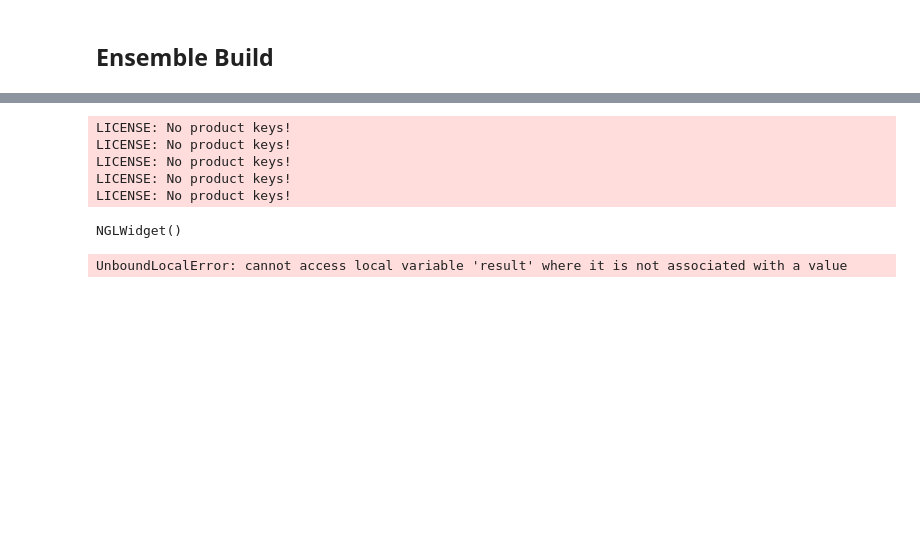
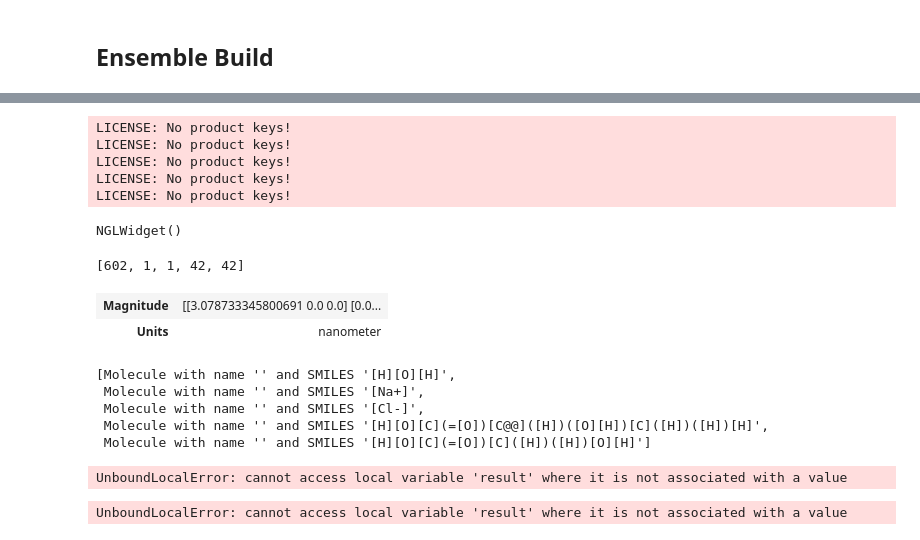
Before and after one commit to matta-research-group/SwiftPol, a Jupyter notebook: Example_Notebooks/PLGA_demo.ipynb, the cells around one changed output, grey strips where cells are left out. Cells and saved outputs as stored; diff of their text form; code cells hidden in the pictures; blank space fills up the shorter version.

```diff
--- a/Example_Notebooks/PLGA_demo.ipynb
+++ b/Example_Notebooks/PLGA_demo.ipynb
@@ -106,15 +133,12 @@ Polydispersity Index =  2.731
 Average chain blockiness = 1.0
-# %%
-#Charge the PLGA system using espaloma
-x.charge_system()
-# %% [output]
-LICENSE: No product keys!
-LICENSE: No product keys!
-LICENSE: No product keys!
-LICENSE: No product keys!
-LICENSE: No product keys!
 # %%
 #Inspect the first chain in our system
+x.generate_conformers()
 x.chains[0].visualize(backend='nglview')
 # %% [output]
-NGLWidget()
+LICENSE: No product keys!
+LICENSE: No product keys!
+LICENSE: No product keys!
+LICENSE: No product keys!
+LICENSE: No product keys!
+NGLWidget()
@@ -121,3 +148,42 @@ NGLWidget()
+# %%
+from openff.interchange.components._packmol import pack_box
+from openff.toolkit import Molecule, Quantity, RDKitToolkitWrapper, Topology, unit
+from swiftpol import build
+resid_monomer = 0.5
+salt_concentration = 0.1 * unit.mole / unit.liter
+residual_monomer = resid_monomer
+salt_conc = salt_concentration
+molecules, number_of_copies, topology, box_vectors = build.calculate_box_components(chains = x.chains,
+                                                                                        sequence=x.sequence,
+                                                                                        residual_monomer=resid_monomer,
+                                                                                        salt_concentration=salt_concentration)
+# %%
+number_of_copies
+# %% [output]
+[602, 1, 1, 42, 42]
+# %%
+box_vectors
+# %% [output]
+| Magnitude | [[3.078733345800691 0.0 0.0] [0.0... |
+| Units | nanometer |
+# %%
+molecules
+# %% [output]
+[Molecule with name '' and SMILES '[H][O][H]',
+ Molecule with name '' and SMILES '[Na+]',
+ Molecule with name '' and SMILES '[Cl-]',
+ Molecule with name '' and SMILES '[H][O][C](=[O])[C@@]([H])([O][H])[C]([H])([H])[H]',
+ Molecule with name '' and SMILES '[H][O][C](=[O])[C]([H])([H])[O][H]']
+# %%
+from openff.interchange.components._packmol import UNIT_CUBE, pack_box, RHOMBIC_DODECAHEDRON
+topology_2 = pack_box(solute=topology,
+            molecules = molecules,
+            box_vectors=3*UNIT_CUBE* unit.nanometer,
+            number_of_copies=[602, 1, 1, 42, 42],
+            center_solute='BRICK'
+)
+# %% [output]
+UnboundLocalError: cannot access local variable 'result' where it is not associated with a value
 # %%
 #Create a solvated system, ready to export into GROMACS or OpenMM
 #Including 0.05% w/w residual monomer
```
Also changed, not shown: parts of 11 cells of this notebook.
